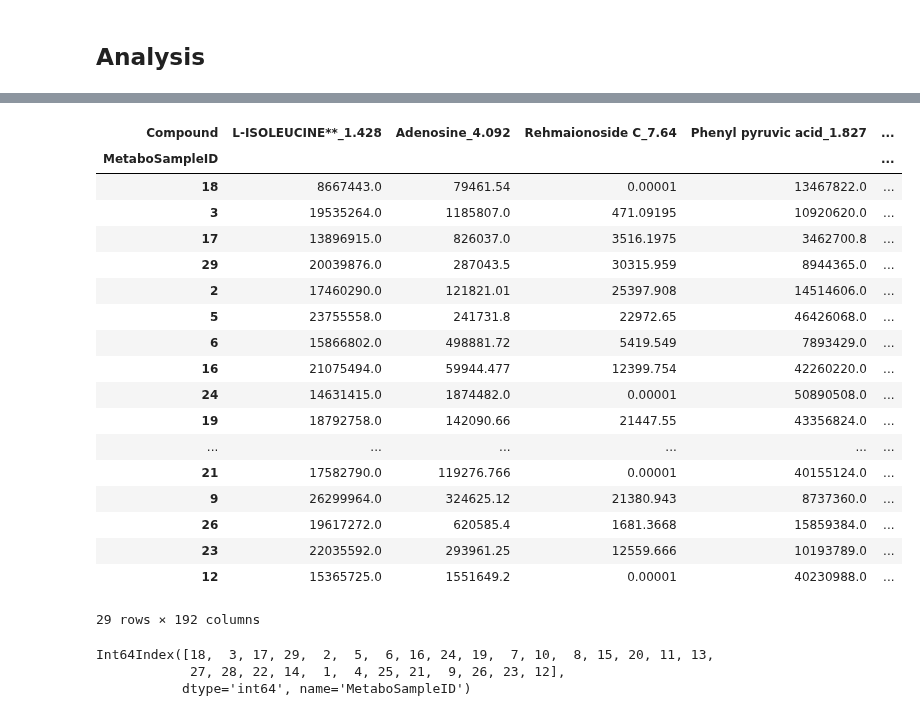
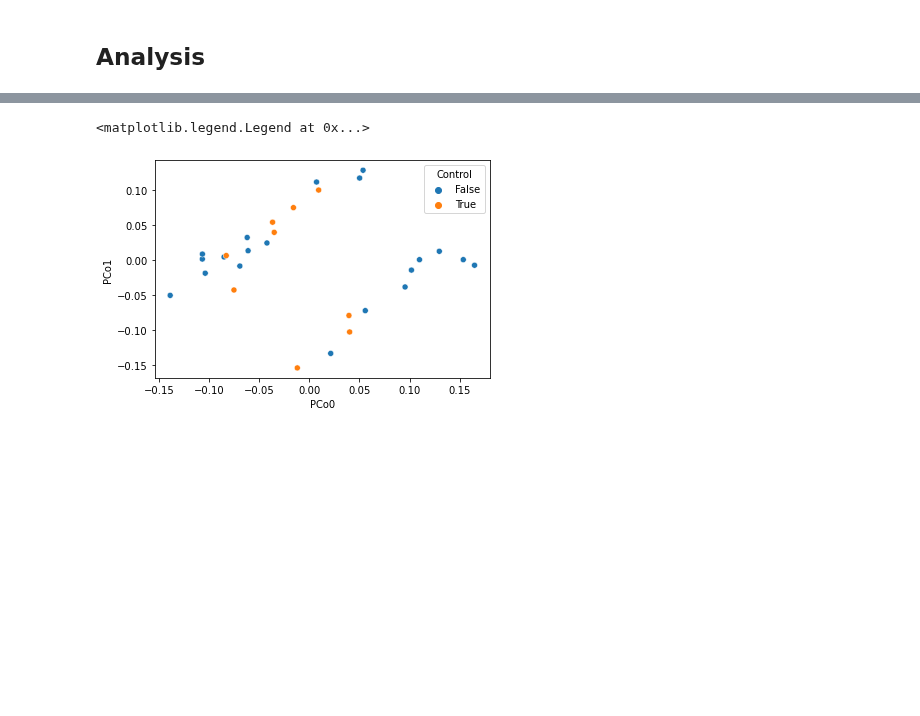
Before and after one commit to sterrettJD/GT-micro-metabo, a Jupyter notebook: analysis/GT_in_plasma.ipynb, the cells around one changed output, grey strips where cells are left out. Drawn from its saved outputs; the diff is of its cells as text; code cells hidden in the pictures; blank space fills up the shorter version.

```diff
--- a/analysis/GT_in_plasma.ipynb
+++ b/analysis/GT_in_plasma.ipynb
@@ -128,28 +136,10 @@ sns.scatterplot(x=aqueous_pca_res[:,0], y=aqueous_pca_res[:,1],
-# %%
-raw_aqueous.drop(metabo_info_cols, axis=0).reindex(metabo_metadata.index)
-# %% [output]
-| Compound | L-ISOLEUCINE**_1.428 | Adenosine_4.092 | Rehmaionoside C_7.64 | Phenyl pyruvic acid_1.827 | ... |
-| MetaboSampleID |  |  |  |  | ... |
-| 18 | 8667443.0 | 79461.54 | 0.00001 | 13467822.0 | ... |
-| 3 | 19535264.0 | 1185807.0 | 471.09195 | 10920620.0 | ... |
-| 17 | 13896915.0 | 826037.0 | 3516.1975 | 3462700.8 | ... |
-| 29 | 20039876.0 | 287043.5 | 30315.959 | 8944365.0 | ... |
-| 2 | 17460290.0 | 121821.01 | 25397.908 | 14514606.0 | ... |
-| 5 | 23755558.0 | 241731.8 | 22972.65 | 46426068.0 | ... |
-| 6 | 15866802.0 | 498881.72 | 5419.549 | 7893429.0 | ... |
-| 16 | 21075494.0 | 59944.477 | 12399.754 | 42260220.0 | ... |
-| 24 | 14631415.0 | 1874482.0 | 0.00001 | 50890508.0 | ... |
-| 19 | 18792758.0 | 142090.66 | 21447.55 | 43356824.0 | ... |
-| ... | ... | ... | ... | ... | ... |
-| 21 | 17582790.0 | 119276.766 | 0.00001 | 40155124.0 | ... |
-| 9 | 26299964.0 | 324625.12 | 21380.943 | 8737360.0 | ... |
-| 26 | 19617272.0 | 620585.4 | 1681.3668 | 15859384.0 | ... |
-| 23 | 22035592.0 | 293961.25 | 12559.666 | 10193789.0 | ... |
-| 12 | 15365725.0 | 1551649.2 | 0.00001 | 40230988.0 | ... |
-29 rows × 192 columns
-# %%
-metabo_metadata.index
-# %% [output]
-Int64Index([18,  3, 17, 29,  2,  5,  6, 16, 24, 19,  7, 10,  8, 15, 20, 11, 13,
-            27, 28, 22, 14,  1,  4, 25, 21,  9, 26, 23, 12],
-           dtype='int64', name='MetaboSampleID')
+# %%
+aqueous_pcoa_res = ordination.pcoa(aqueous_bray, number_of_dimensions=3)
+ax = sns.scatterplot(x=aqueous_pcoa_res.samples["PC1"],
+                     y=aqueous_pcoa_res.samples["PC2"],
+                     hue=metabo_metadata["PID"]=="Control")
+ax.set(xlabel="PCo0", ylabel="PCo1")
+plt.legend(title="Control")
+# %% [output]
+<matplotlib.legend.Legend at 0x...>
+[figure, added]
```
Also changed, not shown: parts of 9 cells of this notebook.
